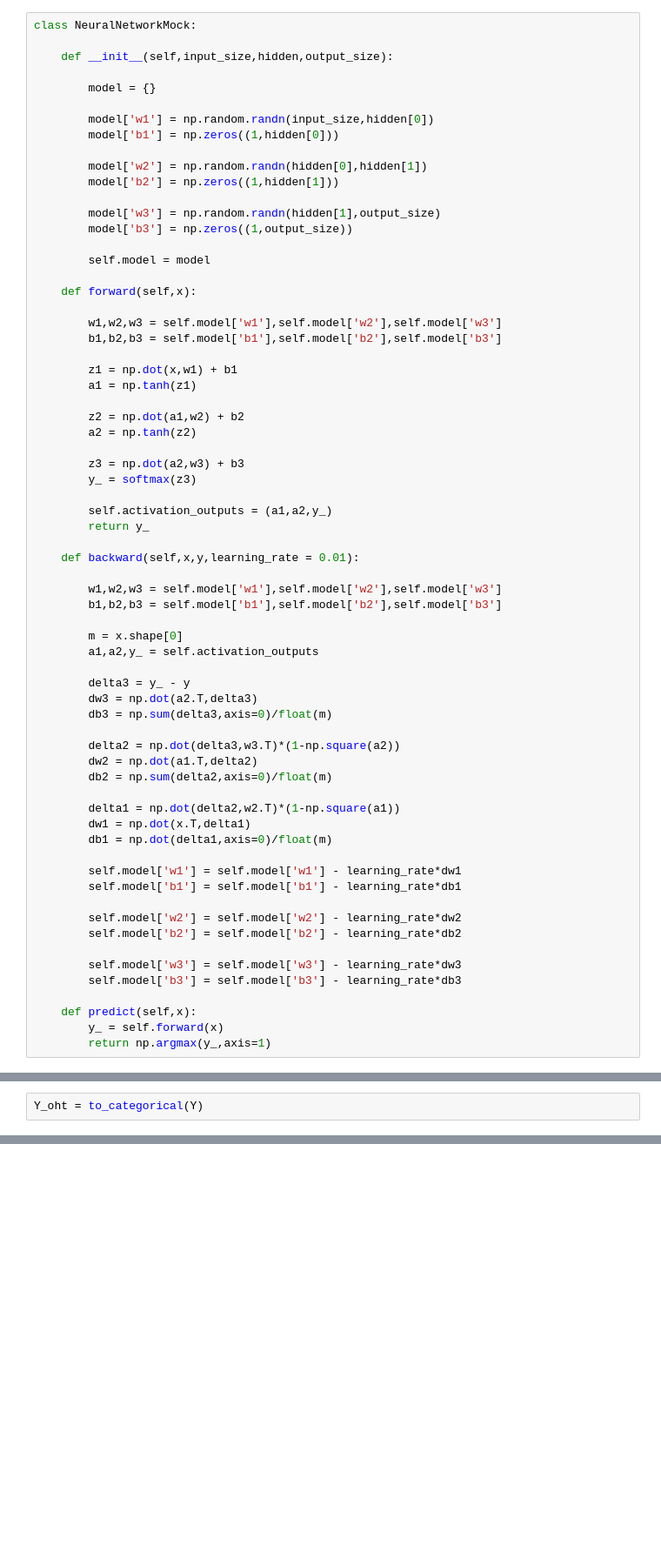
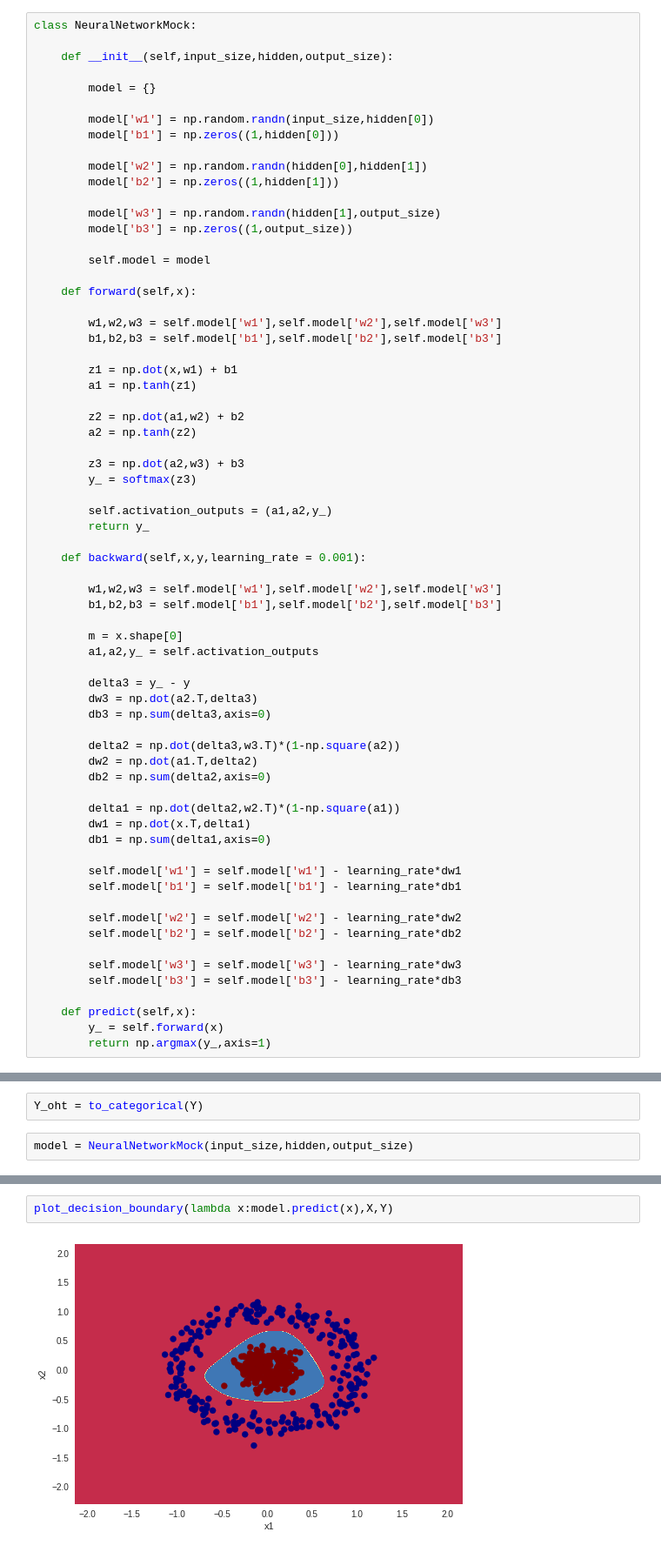
Before and after one commit to yatin9988/NeuralNetwork, a Jupyter notebook: NeuralNetworkMock.ipynb, the cells around one changed output, grey strips where cells are left out. Shown: that part at 87% size. Saved outputs shown, nothing was run; the diff lists cells and outputs as text; blank space fills up the shorter version.

```diff
--- a/NeuralNetworkMock.ipynb
+++ b/NeuralNetworkMock.ipynb
@@ -46,7 +46,7 @@ class NeuralNetworkMock:
         self.activation_outputs = (a1,a2,y_)
         return y_
 
-    def backward(self,x,y,learning_rate = 0.01):
+    def backward(self,x,y,learning_rate = 0.001):
 
         w1,w2,w3 = self.model['w1'],self.model['w2'],self.model['w3']
         b1,b2,b3 = self.model['b1'],self.model['b2'],self.model['b3']
@@ -56,15 +56,15 @@ class NeuralNetworkMock:
 
         delta3 = y_ - y
         dw3 = np.dot(a2.T,delta3)
-        db3 = np.sum(delta3,axis=0)/float(m)
+        db3 = np.sum(delta3,axis=0)
 
         delta2 = np.dot(delta3,w3.T)*(1-np.square(a2))
         dw2 = np.dot(a1.T,delta2)
-        db2 = np.sum(delta2,axis=0)/float(m)
+        db2 = np.sum(delta2,axis=0)
 
         delta1 = np.dot(delta2,w2.T)*(1-np.square(a1))
         dw1 = np.dot(x.T,delta1)
-        db1 = np.dot(delta1,axis=0)/float(m)
+        db1 = np.sum(delta1,axis=0)
 
         self.model['w1'] = self.model['w1'] - learning_rate*dw1
         self.model['b1'] = self.model['b1'] - learning_rate*db1
@@ -94,2 +94,4 @@ plt.show()
 # %%
 Y_oht = to_categorical(Y)
+# %%
+model = NeuralNetworkMock(input_size,hidden,output_size)
@@ -95,0 +118,4 @@ Y_oht = to_categorical(Y)
+# %%
+plot_decision_boundary(lambda x:model.predict(x),X,Y)
+# %% [output]
+[figure, added]
```
Also changed, not shown: parts of 8 cells of this notebook, 1 other file.
